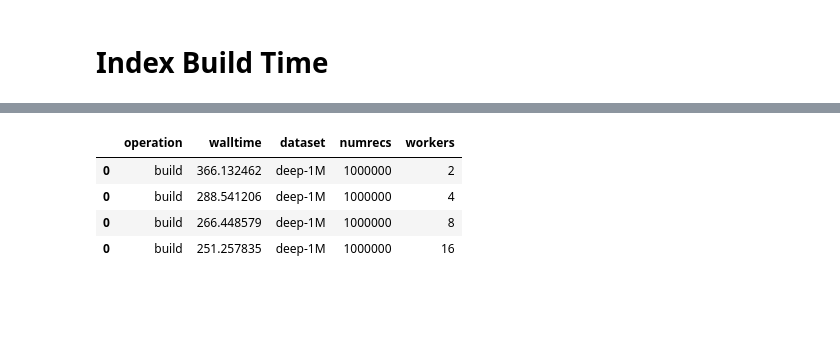
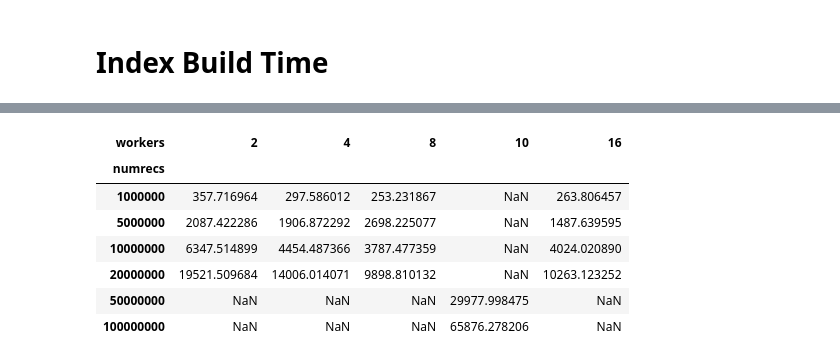
Before and after one commit to iamsabhoho/pgvector, a Jupyter notebook: gsi/analyze.ipynb, the cells around one changed output, grey strips where cells are left out. Cells and saved outputs as stored; diff of their text form; code cells hidden in the pictures; blank space fills up the shorter version.

```diff
--- a/gsi/analyze.ipynb
+++ b/gsi/analyze.ipynb
@@ -1,6 +1,6 @@
 # %%
 # Notebook configuration
-RESULTS_DIR = "./results/four/"
+RESULTS_DIR = "./results/five/"
 GT_DIR = "/mnt/nas1/fvs_benchmark_datasets"
 # %%
 # Python imports
@@ -224,10 +267,14 @@ df
 # %%
 new_df = df[df.workers != -1]
 new_df = new_df.sort_values(by=['workers'])
-new_df
+dd = pd.pivot_table(data=new_df, index=['numrecs'], columns=['workers'], values='walltime')
+dd
 # %% [output]
-|  | operation | walltime | dataset | numrecs | workers |
-| 0 | build | 366.132462 | deep-1M | 1000000 | 2 |
-| 0 | build | 288.541206 | deep-1M | 1000000 | 4 |
-| 0 | build | 266.448579 | deep-1M | 1000000 | 8 |
-| 0 | build | 251.257835 | deep-1M | 1000000 | 16 |
+| workers | 2 | 4 | 8 | 10 | 16 |
+| numrecs |  |  |  |  |  |
+| 1000000 | 357.716964 | 297.586012 | 253.231867 | NaN | 263.806457 |
+| 5000000 | 2087.422286 | 1906.872292 | 2698.225077 | NaN | 1487.639595 |
+| 10000000 | 6347.514899 | 4454.487366 | 3787.477359 | NaN | 4024.020890 |
+| 20000000 | 19521.509684 | 14006.014071 | 9898.810132 | NaN | 10263.123252 |
+| 50000000 | NaN | NaN | NaN | 29977.998475 | NaN |
+| 100000000 | NaN | NaN | NaN | 65876.278206 | NaN |
```
Also changed, not shown: parts of 14 cells of this notebook, 7 other files.
